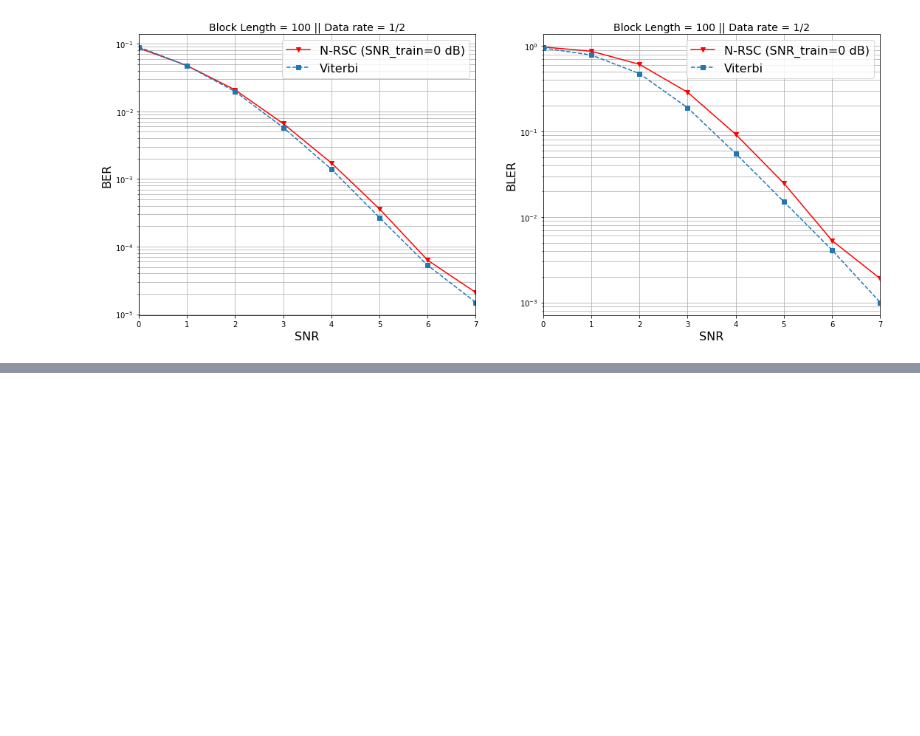
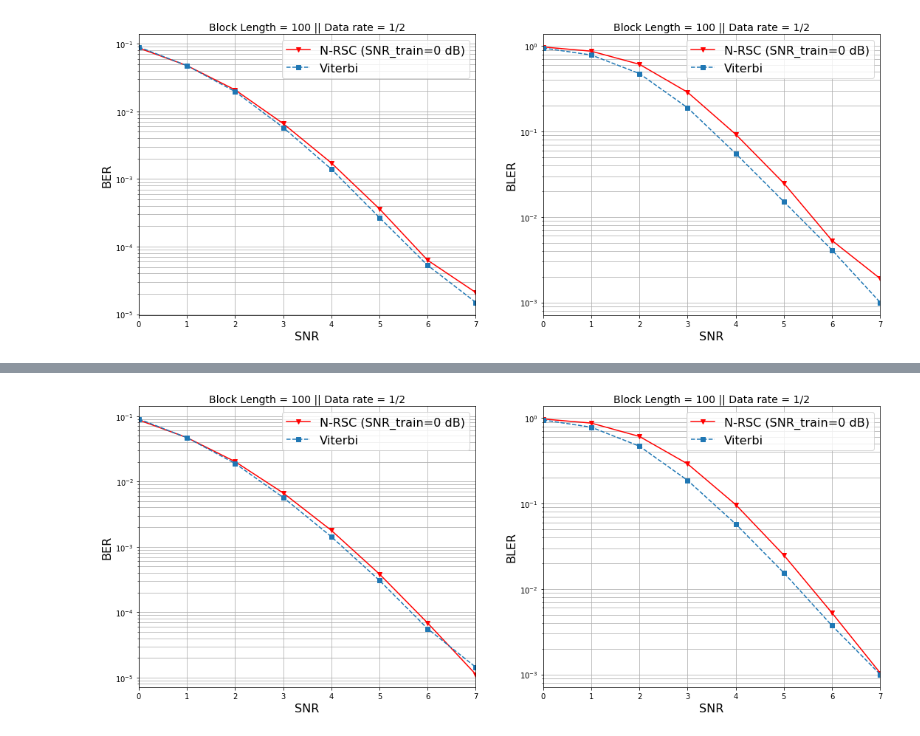
Before and after one commit to datlife/deepcom, a Jupyter notebook: reproduce_result.ipynb, the cells around one changed output, grey strips where cells are left out. Cells and saved outputs as stored; diff of their text form; code cells hidden in the pictures; blank space fills up the shorter version.

```diff
--- a/reproduce_result.ipynb
+++ b/reproduce_result.ipynb
@@ -338,0 +341,2 @@ plt.savefig('result_bler_block_length_1000_snr0.png')
+# %%
+_, Y_test = create_dataset(NUM_TESTING_DATA, 1000, trellis, snr=0.0, seed=1111)
@@ -338,0 +413,35 @@ plt.savefig('result_bler_block_length_1000_snr0.png')
+# %%
+# ###################################
+# Plot Bit Error Rate (BER) Curve
+# ###################################
+plt.figure(figsize=(18, 7))
+
+plt.subplot(1, 2, 1)
+plt.title('Block Length = 100 || Data rate = 1/2', fontsize=14)
+
+plt.semilogy(SNRs, neuralBERs, '-vr')
+plt.semilogy(SNRs, viterbiBERs, 's--')
+plt.legend(['N-RSC (SNR_train=0 dB)', 'Viterbi'], fontsize=16)
+plt.xlabel('SNR', fontsize=16)
+plt.xlim(xmin=SNRs[0], xmax=SNRs[-1])  # this line
+plt.ylabel('BER', fontsize=16)
+plt.grid(True, which='both')
+plt.savefig('result_ber_block_length_1000_snr0.png')
+
+# ###################################
+# Plot Block Error Rate (BLER) Curve
+# ###################################
+plt.subplot(1, 2, 2)
+plt.title('Block Length = 100 || Data rate = 1/2', fontsize=14)
+
+plt.semilogy(SNRs, neuralBLERs, '-vr')
+plt.semilogy(SNRs, viterbiBLERs, 's--')
+plt.ylabel('BLER', fontsize=16)
+plt.xlabel('SNR', fontsize=16)
+plt.legend(['N-RSC (SNR_train=0 dB)', 'Viterbi'], fontsize=16)
+
+plt.xlim(xmin=SNRs[0], xmax=SNRs[-1])  # this line
+plt.grid(True, which='both')
+plt.savefig('result_bler_block_length_1000_snr0.png')
+# %% [output]
+[figure, added]
```
Also changed, not shown: parts of 2 cells of this notebook, 6 other files.
